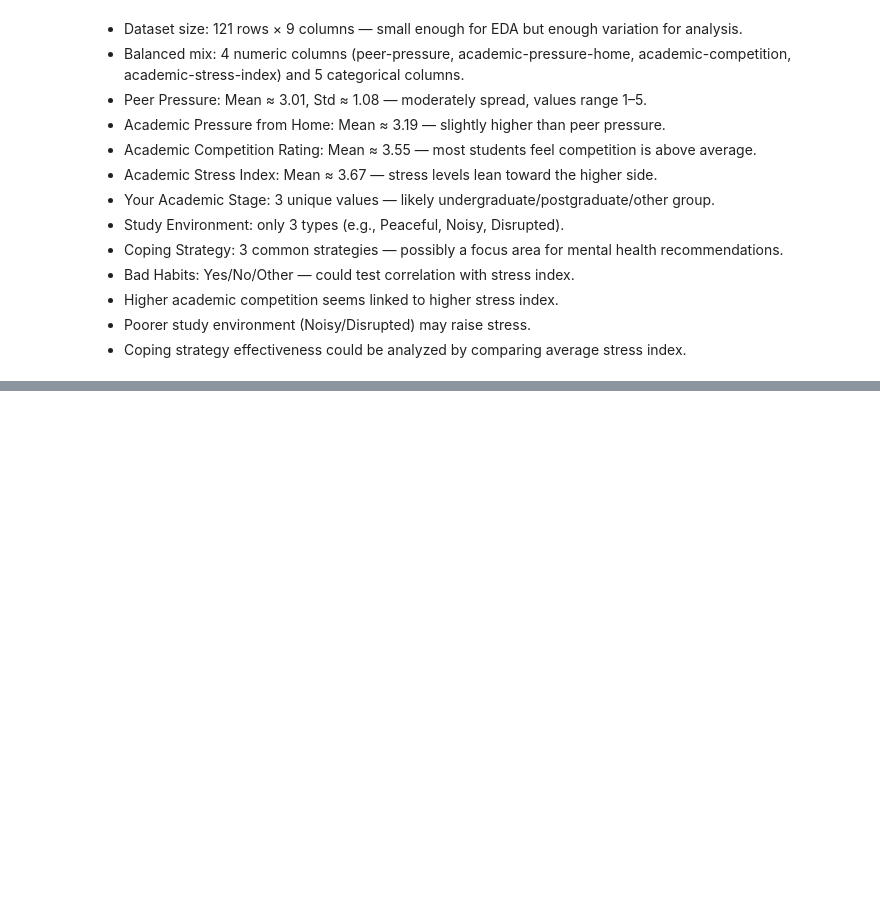
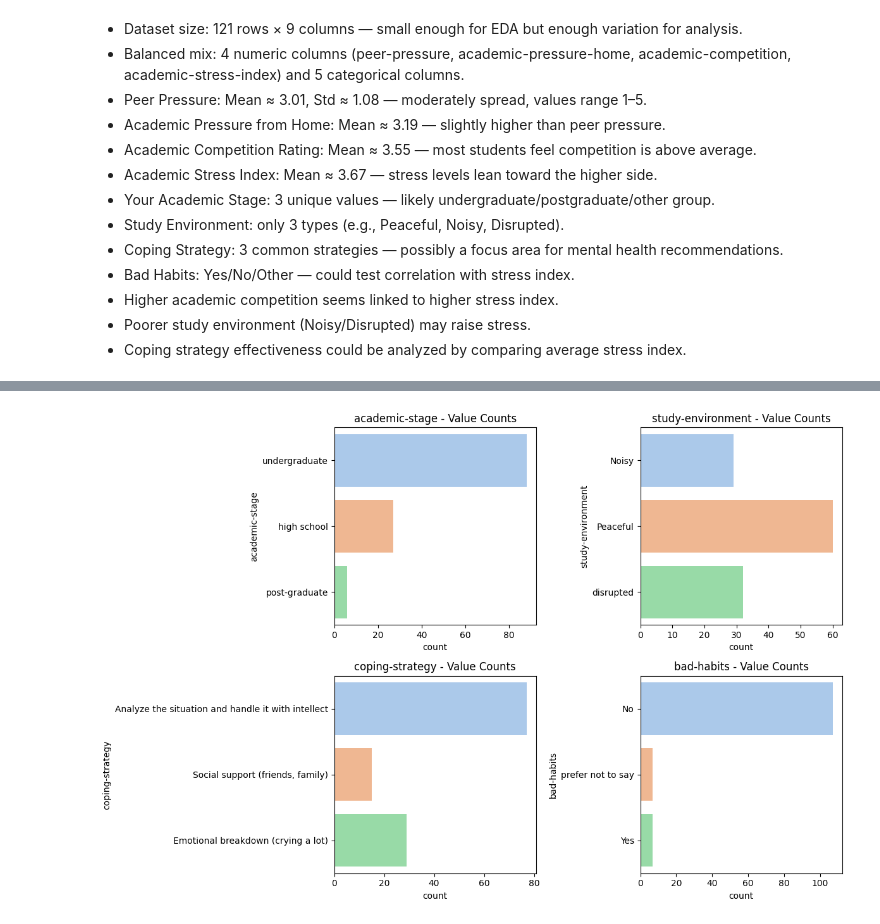
Before and after one commit to alabhastam/student-academic-stress, a Jupyter notebook: main.ipynb, the cells around one changed output, grey strips where cells are left out. Cells and saved outputs as stored; diff of their text form; code cells hidden in the pictures; blank space fills up the shorter version.

```diff
--- a/main.ipynb
+++ b/main.ipynb
@@ -91,0 +139,14 @@ Do you have any bad habits like smoking, drinking on a daily basis?: 3 unique va
+# %%
+# -----------------
+# 2. Categorical Value Counts
+# -----------------
+rows = (len(categorical_cols) + 1) // 2
+fig, axes = plt.subplots(rows, 2, figsize=(12, 4*rows))
+axes = axes.flatten()
+for ax, col in zip(axes, categorical_cols):
+    sns.countplot(y=col, data=df, ax=ax, palette="pastel")
+    ax.set_title(f"{col} - Value Counts")
+plt.tight_layout()
+plt.show()
+# %% [output]
+[figure, added]
```
Also changed, not shown: parts of 9 cells of this notebook.
